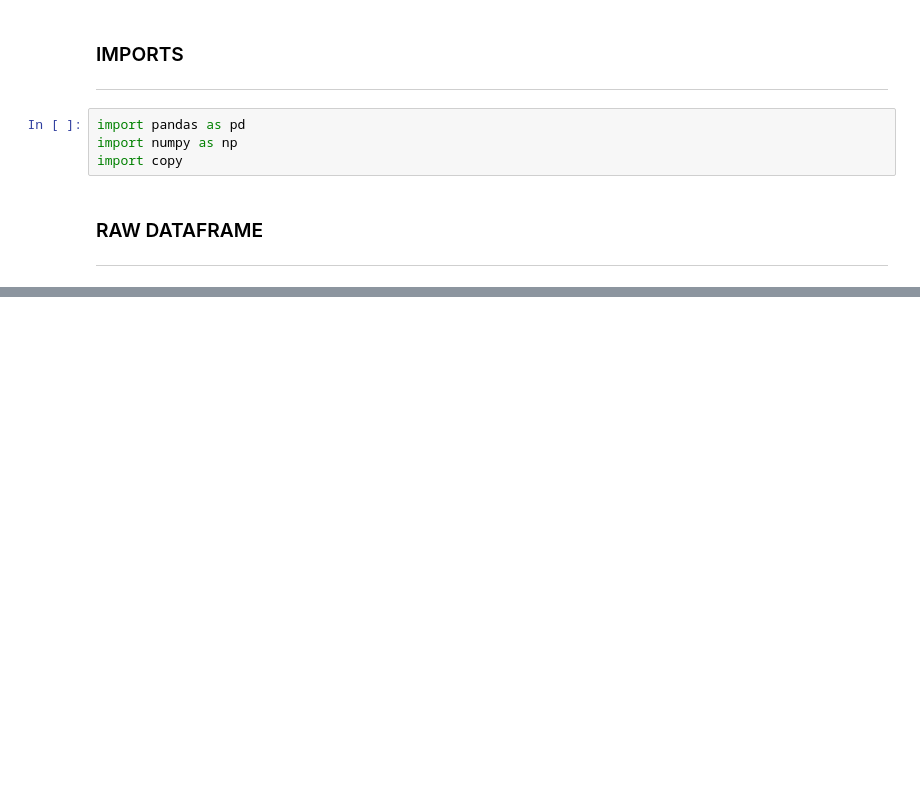
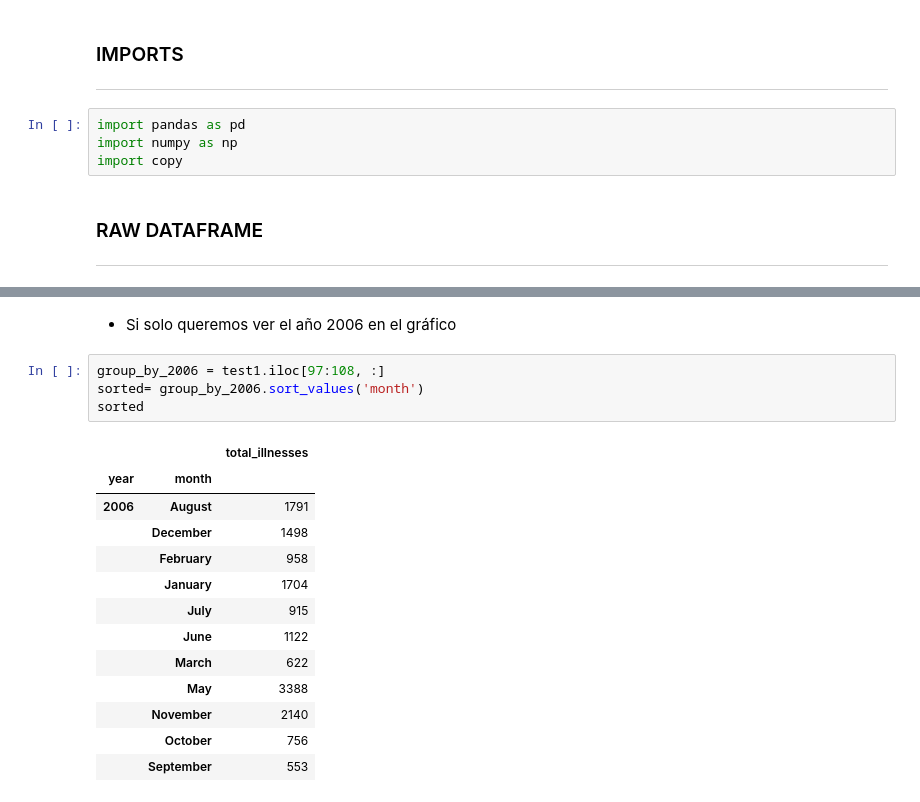
Before and after one commit to heloint/m14_uf1_pt1, a Jupyter notebook: 7-categorical/q7.ipynb, the cells around one changed output, grey strips where cells are left out. Cells and saved outputs as stored; diff of their text form; blank space fills up the shorter version.

```diff
--- a/7-categorical/q7.ipynb
+++ b/7-categorical/q7.ipynb
@@ -124,0 +106,20 @@ Conclusión:
+# %% [markdown]
+- Si solo queremos ver el año 2006 en el gráfico
+# %%
+group_by_2006 = test1.iloc[97:108, :]
+sorted= group_by_2006.sort_values('month')
+sorted
+# %% [output]
+|  |  | total_illnesses |
+| year | month |  |
+| 2006 | August | 1791 |
+|  | December | 1498 |
+|  | February | 958 |
+|  | January | 1704 |
+|  | July | 915 |
+|  | June | 1122 |
+|  | March | 622 |
+|  | May | 3388 |
+|  | November | 2140 |
+|  | October | 756 |
+|  | September | 553 |
```
Also changed, not shown: parts of 32 cells of this notebook.
